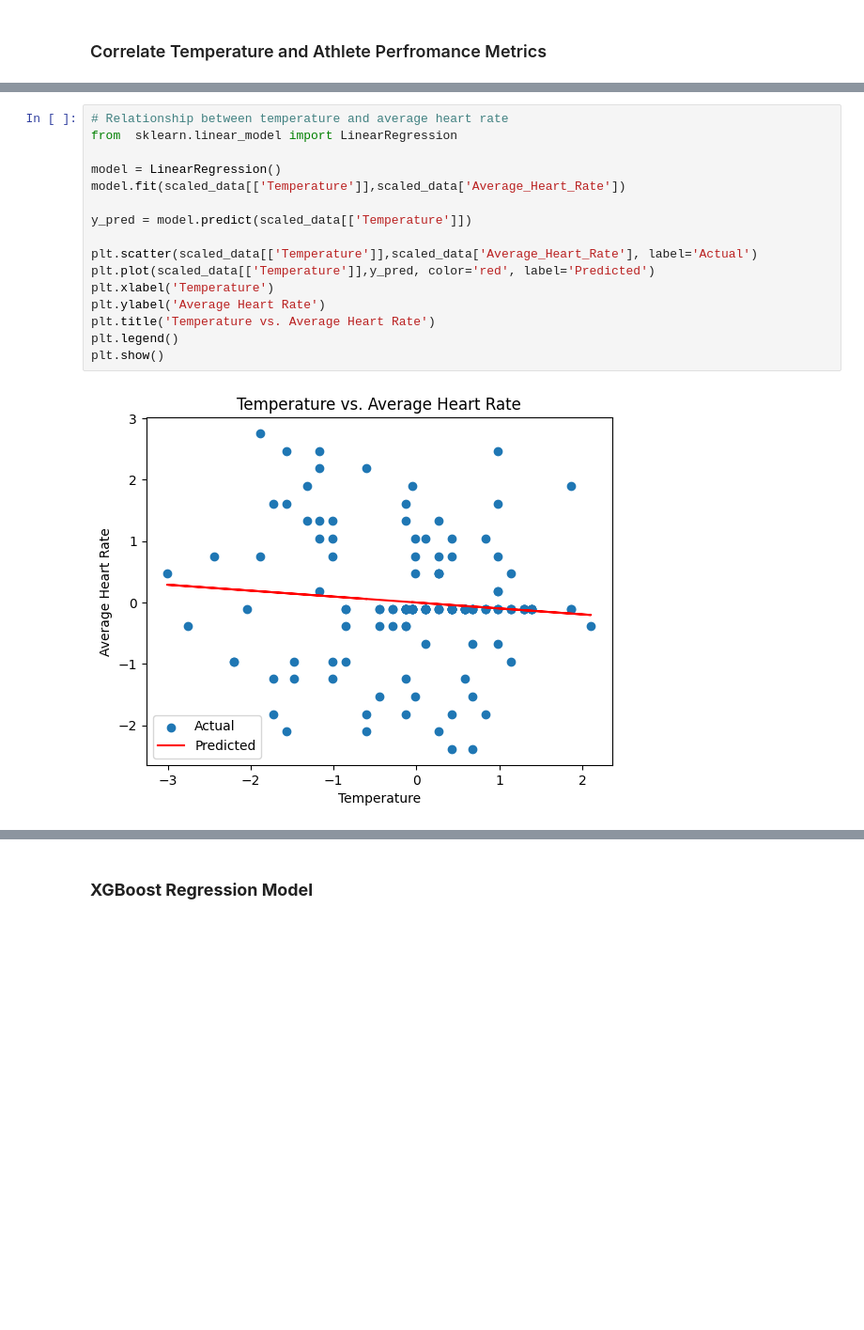
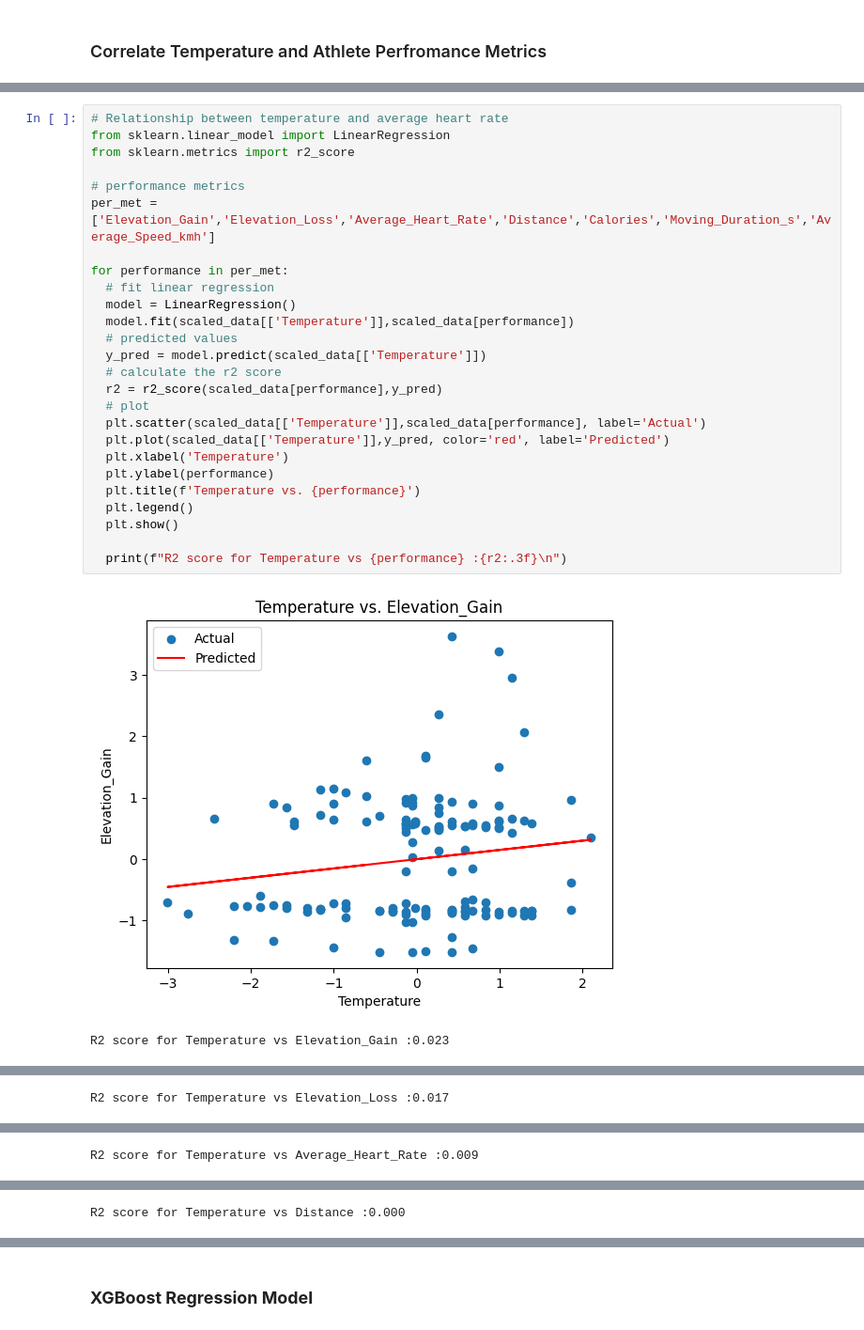
Before and after one commit to Redback-Operations/redback-fit-sports-performance, a Jupyter notebook: Correlation-between-Environmental-factors-and-Athlete-Performance/Correlation_between_environmental_factors_and_athlete_performance_metrics.ipynb, the cells around one changed output, grey strips where cells are left out. Shown: that part at 94% size. Saved outputs shown, nothing was run; the diff lists cells and outputs as text; blank space fills up the shorter version.

```diff
--- a/Correlation-between-Environmental-factors-and-Athlete-Performance/Correlation_between_environmental_factors_and_athlete_performance_metrics.ipynb
+++ b/Correlation-between-Environmental-factors-and-Athlete-Performance/Correlation_between_environmental_factors_and_athlete_performance_metrics.ipynb
@@ -192,18 +207,29 @@ Here, I have particulalry focused on temperature to observe the relationship wit
 # %%
 # Relationship between temperature and average heart rate
-from  sklearn.linear_model import LinearRegression
+from sklearn.linear_model import LinearRegression
+from sklearn.metrics import r2_score
 
-model = LinearRegression()
-model.fit(scaled_data[['Temperature']],scaled_data['Average_Heart_Rate'])
+# performance metrics
+per_met = ['Elevation_Gain','Elevation_Loss','Average_Heart_Rate','Distance','Calories','Moving_Duration_s','Average_Speed_kmh']
 
-y_pred = model.predict(scaled_data[['Temperature']])
+for performance in per_met:
+  # fit linear regression
+  model = LinearRegression()
+  model.fit(scaled_data[['Temperature']],scaled_data[performance])
+  # predicted values
+  y_pred = model.predict(scaled_data[['Temperature']])
+  # calculate the r2 score
+  r2 = r2_score(scaled_data[performance],y_pred)
+  # plot
+  plt.scatter(scaled_data[['Temperature']],scaled_data[performance], label='Actual')
+  plt.plot(scaled_data[['Temperature']],y_pred, color='red', label='Predicted')
+  plt.xlabel('Temperature')
+  plt.ylabel(performance)
+  plt.title(f'Temperature vs. {performance}')
+  plt.legend()
+  plt.show()
 
-plt.scatter(scaled_data[['Temperature']],scaled_data['Average_Heart_Rate'], label='Actual')
-plt.plot(scaled_data[['Temperature']],y_pred, color='red', label='Predicted')
-plt.xlabel('Temperature')
-plt.ylabel('Average Heart Rate')
-plt.title('Temperature vs. Average Heart Rate')
-plt.legend()
-plt.show()
+  print(f"R2 score for Temperature vs {performance} :{r2:.3f}\n")
 # %% [output]
-[figure, old version]
+[figure, new version]
+R2 score for Temperature vs Elevation_Gain :0.023
@@ -209,0 +237 @@ plt.show()
+R2 score for Temperature vs Elevation_Loss :0.017
@@ -209,0 +239 @@ plt.show()
+R2 score for Temperature vs Average_Heart_Rate :0.009
@@ -209,0 +241 @@ plt.show()
+R2 score for Temperature vs Distance :0.000
```
Also changed, not shown: parts of 22 cells of this notebook.
